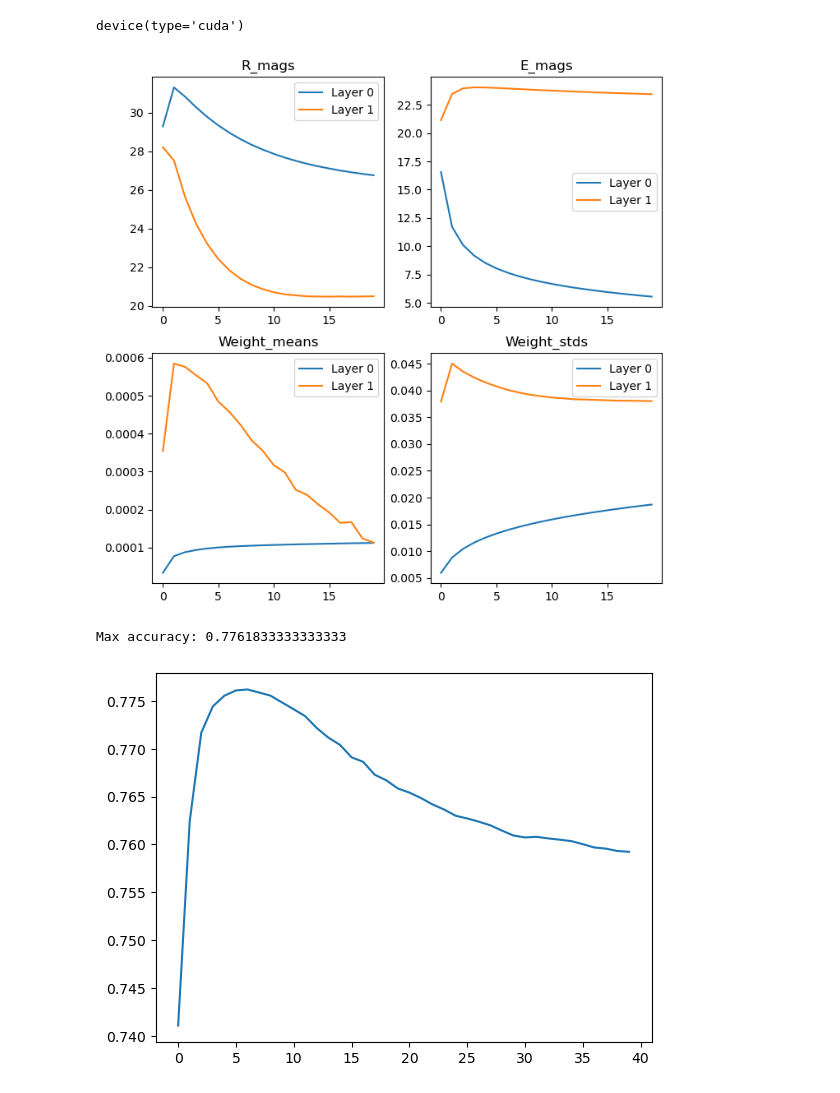
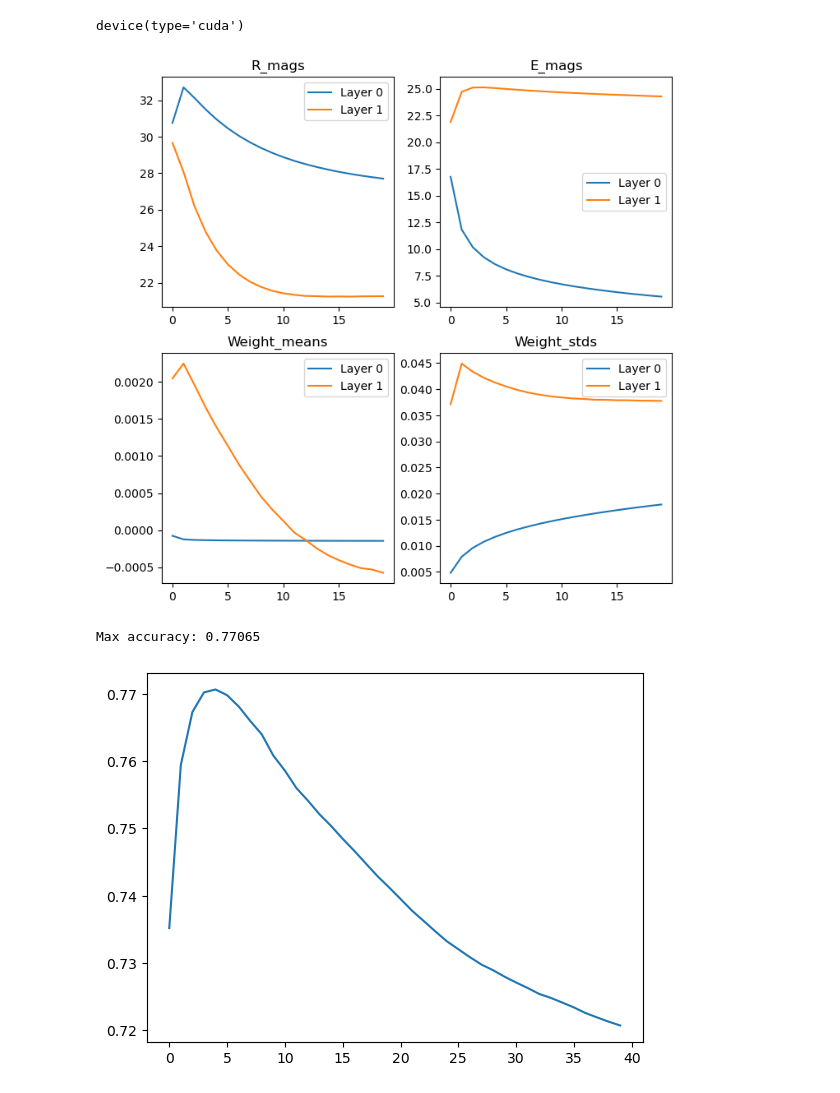
Before and after one commit to joeagriffith/pclib, a Jupyter notebook: mnist/mnist_pclinear.ipynb, the cells around one changed output. Drawn from its saved outputs; the diff is of its cells as text; code cells hidden in the pictures.

```diff
--- a/mnist/mnist_pclinear.ipynb
+++ b/mnist/mnist_pclinear.ipynb
@@ -39,7 +39,7 @@ NUM_CLASSES = 10
 seed = 42
 torch.manual_seed(seed)
 model_name = "mnist_pclinear"
-model = SmallLinearClassifier(INPUT_SHAPE, NUM_CLASSES, [256], bias=True).to(device)
+model = SmallLinearClassifier(INPUT_SHAPE, NUM_CLASSES, [256], bias=True, symmetric=False).to(device)
 step = 0
 stats = None
 # %%
@@ -49,7 +49,7 @@ NUM_EPOCHS = 20
 BATCH_SIZE = 256
 REG_COEFF = 1.0
 track_td = False
-step, stats = train_lin(
+step, stats = train(
     model,
     train_dataset,
     val_dataset,
@@ -60,34 +60,34 @@ step, stats = train_lin(
     step=step,
     stats=stats,
     device=device,
 )
 fig, axs = plt.subplots(3 if track_td else 2, 2, figsize=(12 if track_td else 8, 8))
 for i in range(len(model.layers)):
     axs.flat[0].plot(stats['R_mags'][i], label=f"Layer {i}")
     axs.flat[1].plot(stats['E_mags'][i], label=f"Layer {i}")
     axs.flat[2].plot(stats['Weight_means'][i], label=f"Layer {i}")
     axs.flat[3].plot(stats['Weight_stds'][i], label=f"Layer {i}")
     if track_td:
         axs.flat[4].plot(stats['WeightTD_means'][i], label=f"Layer {i}")
         axs.flat[5].plot(stats['WeightTD_stds'][i], label=f"Layer {i}")
 
 
 axs.flat[0].set_title(f"R_mags")
 axs.flat[1].set_title(f"E_mags")
 axs.flat[2].set_title(f"Weight_means")
 axs.flat[3].set_title(f"Weight_stds")
 axs.flat[0].legend()
 axs.flat[1].legend()
 axs.flat[2].legend()
 axs.flat[3].legend()
 if track_td:
     axs.flat[4].set_title(f"WeightTD_means")
     axs.flat[5].set_title(f"WeightTD_stds")
     axs.flat[4].legend()
     axs.flat[5].legend()
 plt.show()
 # %% [output]
-[figure, old version]
+[figure, new version]
 # %%
 dataloader = torch.utils.data.DataLoader(train_dataset, BATCH_SIZE, shuffle=False)
 t_steps = 40
@@ -111,5 +111,5 @@ acc = [c/len(dataset) for c in correct]
 plt.plot(acc)
 print(f"Max accuracy: {max(acc)}")
 # %% [output]
-Max accuracy: 0.7761833333333333
+Max accuracy: 0.77065
-[figure, old version]
+[figure, new version]
```
Also changed, not shown: parts of 1 cell of this notebook, 6 other files.
